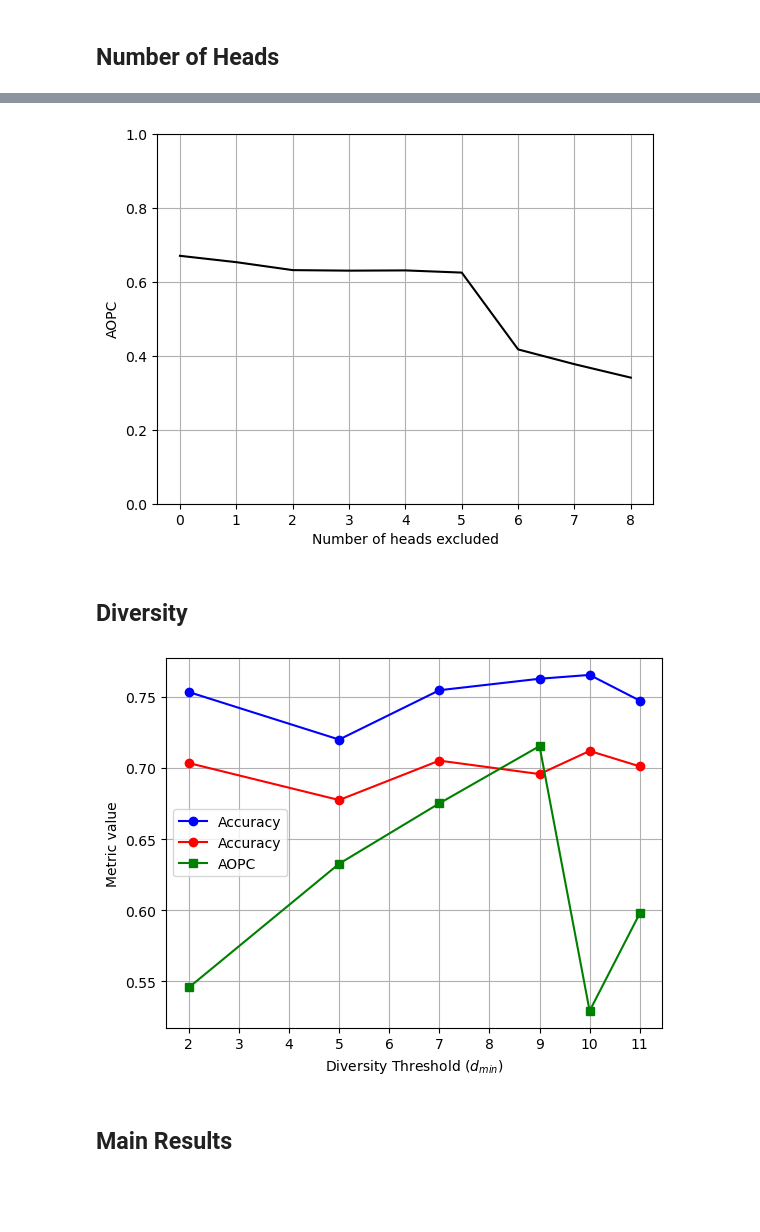
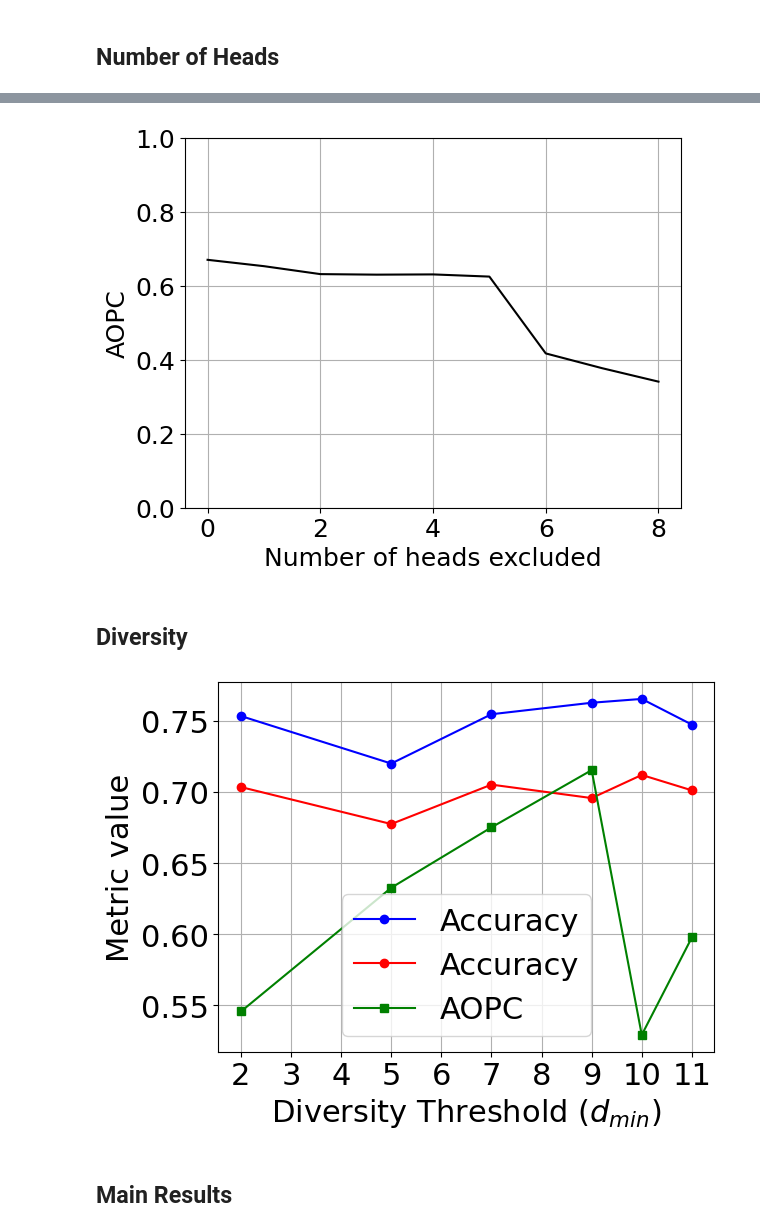
Before and after one commit to BrentonAD/EEG-SESM, a Jupyter notebook: SESM/test_sesm_performance.ipynb, the cells around one changed output, grey strips where cells are left out. Drawn from its saved outputs; the diff is of its cells as text; code cells hidden in the pictures; blank space fills up the shorter version.

Commit message:
Increase font size

```diff
--- a/SESM/test_sesm_performance.ipynb
+++ b/SESM/test_sesm_performance.ipynb
@@ -242,9 +243,16 @@ for experiment_id in experiment_ids:
     aopc_scores.append((AOPC / total).mean())
 # %%
 # Plotting
+
+mpl.rcParams["font.size"] = 22
+
 plt.plot(kernel_size, accuracies, marker='o', color='blue', label='Accuracy')
 plt.plot(kernel_size, f1_scores, marker='o', color='red', label='F1-Score')
 plt.plot(kernel_size, aopc_scores, marker='s', color='green', label='AOPC')
+
+font = {'family' : 'normal',
+        'weight' : 'bold',
+        'size'   : 22}
 
 # Axis labels
 plt.xlabel('Kernel Size (K)')
@@ -378,7 +386,7 @@ plt.ylabel('AOPC')
 plt.grid(True)
 plt.show()
 # %% [output]
-[figure, old version]
+[figure, new version]
 # %% [markdown]
 ## Diversity
 # %%
@@ -410,26 +418,29 @@ for experiment_id in experiment_ids:
     aopc_scores.append((AOPC / total).mean())
 # %%
 # Plotting
+
+mpl.rcParams["font.size"] = 22
+
 plt.plot(d_min, accuracies, marker='o', color='blue', label='Accuracy')
 plt.plot(d_min, f1_scores, marker='o', color='red', label='Accuracy')
 plt.plot(d_min, aopc_scores, marker='s', color='green', label='AOPC')
 
 # Axis labels
 plt.xlabel('Diversity Threshold ($d_{min}$)')
 plt.ylabel('Metric value')
 
 # Set x-axis ticks to be integers only
 plt.xticks(range(2,12))
 
 plt.grid(True)
 
 # Legend
 plt.legend()
 
 # Show plot
 plt.show()
 # %% [output]
-[figure, old version]
+[figure, new version]
 # %% [markdown]
 ## Main Results
 # %%
```
Also changed, not shown: parts of 8 cells of this notebook.
